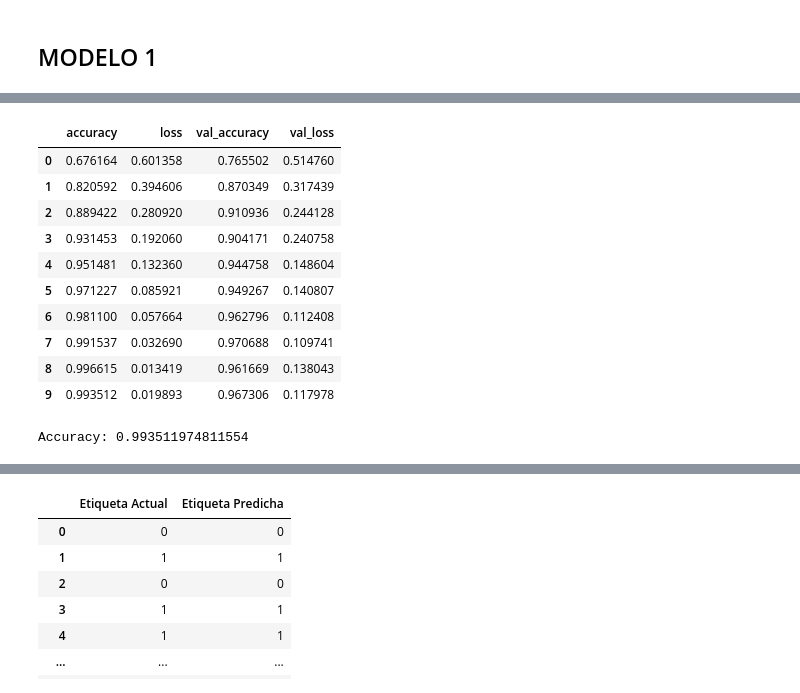
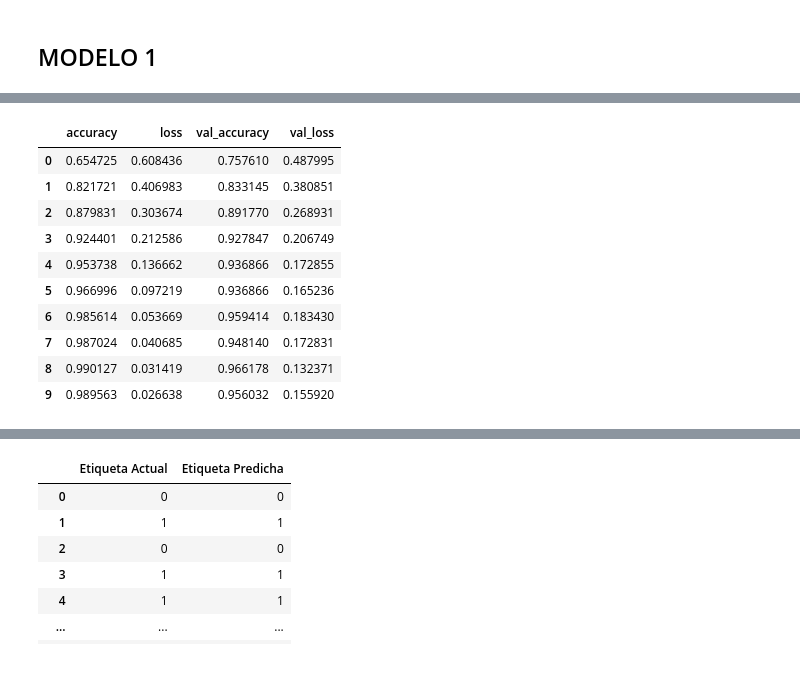
Before and after one commit to SofiaPenyaGonzalez/PFG-FINAL, a Jupyter notebook: MODELO CNN PREDICCION.ipynb, the cells around one changed output, grey strips where cells are left out. Cells and saved outputs as stored; diff of their text form; code cells hidden in the pictures.

```diff
--- a/MODELO CNN PREDICCION.ipynb
+++ b/MODELO CNN PREDICCION.ipynb
@@ -189,10 +279,7 @@ plt.show()
 # %%
-from keras.models import Sequential
-from keras.layers import Conv2D, MaxPooling2D, Flatten, Dense, Dropout
-
 # Define the CNN model
 # Define the CNN architecture
-model3 = Sequential([
+model2 = Sequential([
     Conv2D(32, (3, 3), activation='relu', input_shape=(64, 64, 1)),
     MaxPooling2D(2, 2),
     Conv2D(64, (3, 3), activation='relu'),
@@ -205,8 +292,8 @@ model3 = Sequential([
     Dense(1, activation='sigmoid')  # Using sigmoid for binary classification
 ])
 
-model3.compile(optimizer=Adam(learning_rate=0.001), loss='binary_crossentropy', metrics=['accuracy'])
+model2.compile(optimizer=Adam(learning_rate=0.001), loss='binary_crossentropy', metrics=['accuracy'])
 # %%
-history3 = model3.fit(X_train, y_train, epochs=10, validation_data=(X_test, y_test))
+history2 = model2.fit(X_train, y_train, epochs=10, validation_data=(X_test, y_test))
 # %% [output]
 Epoch 1/10
@@ -232,20 +319,16 @@ Epoch 10/10
 # %%
 import pandas as pd
-hist_=pd.DataFrame(history3.history)
+hist_=pd.DataFrame(history2.history)
 hist_
 # %% [output]
 |  | accuracy | loss | val_accuracy | val_loss |
-| 0 | 0.676164 | 0.601358 | 0.765502 | 0.514760 |
-| 1 | 0.820592 | 0.394606 | 0.870349 | 0.317439 |
-| 2 | 0.889422 | 0.280920 | 0.910936 | 0.244128 |
-| 3 | 0.931453 | 0.192060 | 0.904171 | 0.240758 |
-| 4 | 0.951481 | 0.132360 | 0.944758 | 0.148604 |
-| 5 | 0.971227 | 0.085921 | 0.949267 | 0.140807 |
-| 6 | 0.981100 | 0.057664 | 0.962796 | 0.112408 |
-| 7 | 0.991537 | 0.032690 | 0.970688 | 0.109741 |
-| 8 | 0.996615 | 0.013419 | 0.961669 | 0.138043 |
-| 9 | 0.993512 | 0.019893 | 0.967306 | 0.117978 |
+| 0 | 0.654725 | 0.608436 | 0.757610 | 0.487995 |
+| 1 | 0.821721 | 0.406983 | 0.833145 | 0.380851 |
+| 2 | 0.879831 | 0.303674 | 0.891770 | 0.268931 |
+| 3 | 0.924401 | 0.212586 | 0.927847 | 0.206749 |
+| 4 | 0.953738 | 0.136662 | 0.936866 | 0.172855 |
+| 5 | 0.966996 | 0.097219 | 0.936866 | 0.165236 |
+| 6 | 0.985614 | 0.053669 | 0.959414 | 0.183430 |
+| 7 | 0.987024 | 0.040685 | 0.948140 | 0.172831 |
+| 8 | 0.990127 | 0.031419 | 0.966178 | 0.132371 |
+| 9 | 0.989563 | 0.026638 | 0.956032 | 0.155920 |
-# %%
-print("Accuracy:", history3.history['accuracy'][-1])
-# %% [output]
-Accuracy: 0.993511974811554
```
Also changed, not shown: parts of 36 cells of this notebook.
